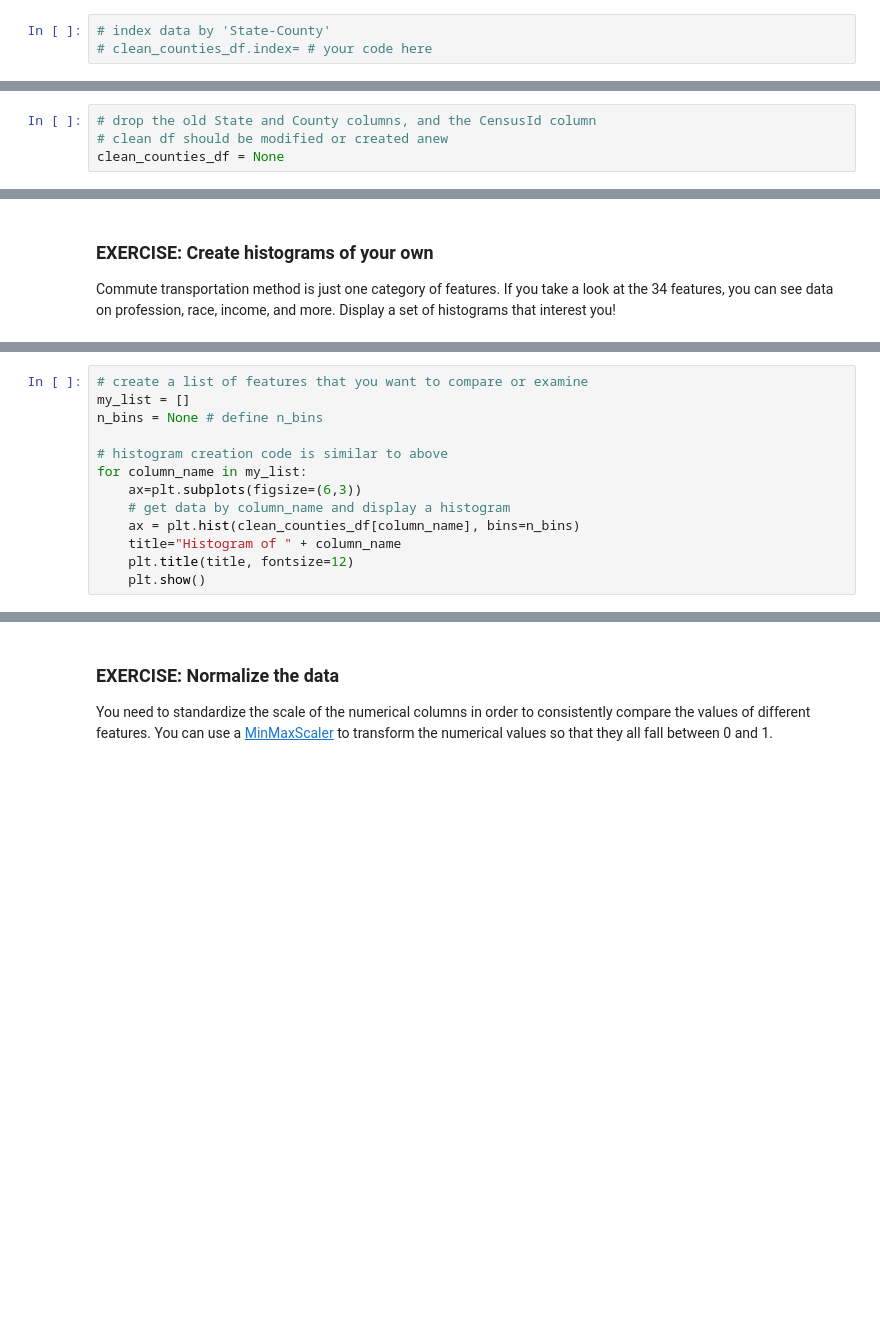
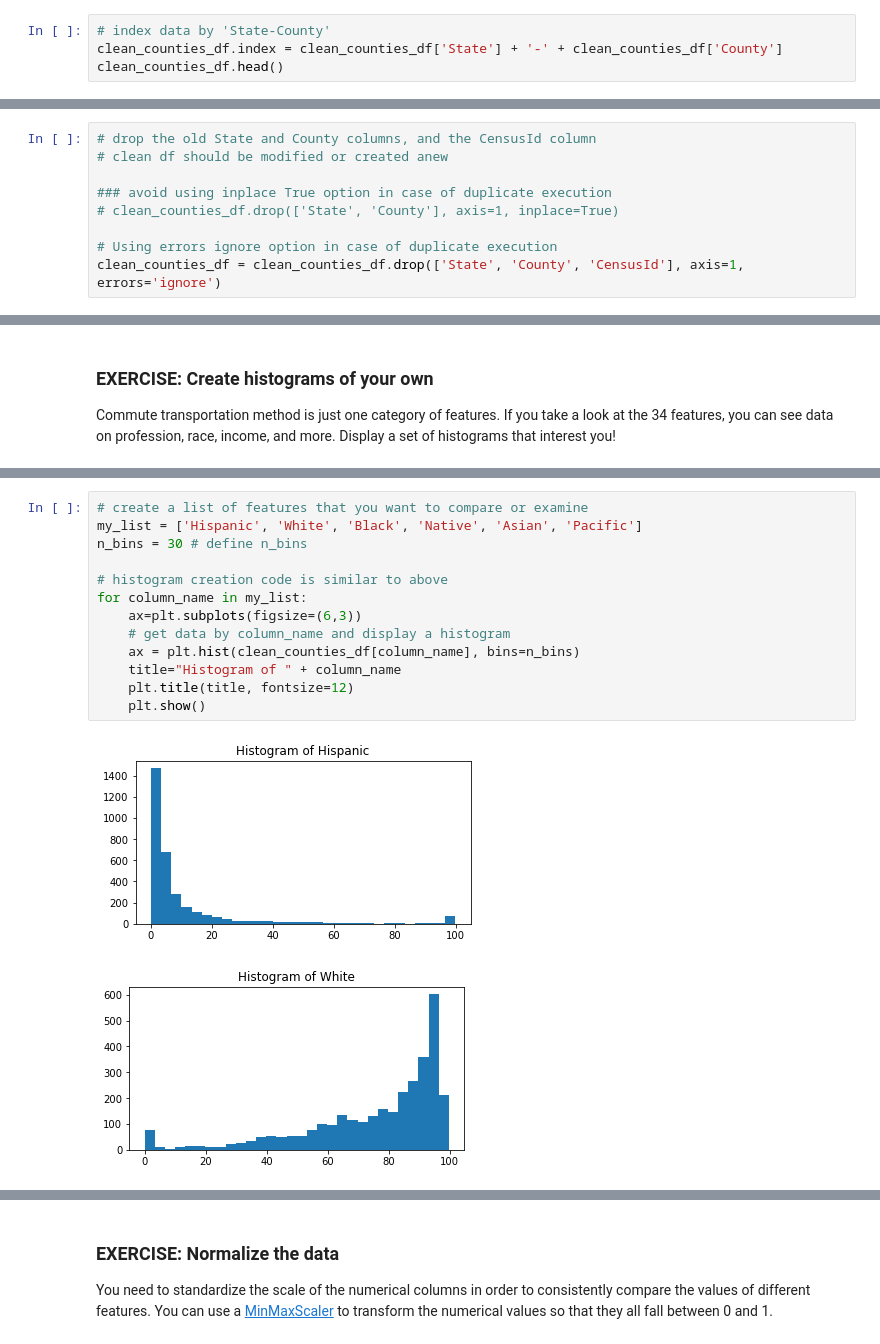
Before and after one commit to seongjaeryu/ML_SageMaker_Studies, a Jupyter notebook: Population_Segmentation/Pop_Segmentation_Exercise.ipynb, the cells around one changed output, grey strips where cells are left out. Saved outputs shown, nothing was run; the diff lists cells and outputs as text; blank space fills up the shorter version.

````diff
--- a/Population_Segmentation/Pop_Segmentation_Exercise.ipynb
+++ b/Population_Segmentation/Pop_Segmentation_Exercise.ipynb
@@ -265,4 +265,5 @@ Alabama-Barbour	26932	 14497	12435	4.6         ...
 ```
 # %%
 # index data by 'State-County'
-# clean_counties_df.index= # your code here
+clean_counties_df.index = clean_counties_df['State'] + '-' + clean_counties_df['County']
+clean_counties_df.head()
@@ -269,4 +278,9 @@ Alabama-Barbour	26932	 14497	12435	4.6         ...
 # %%
 # drop the old State and County columns, and the CensusId column
 # clean df should be modified or created anew
-clean_counties_df = None
+
+### avoid using inplace True option in case of duplicate execution
+# clean_counties_df.drop(['State', 'County'], axis=1, inplace=True)
+
+# Using errors ignore option in case of duplicate execution
+clean_counties_df = clean_counties_df.drop(['State', 'County', 'CensusId'], axis=1, errors='ignore')
@@ -303,13 +375,16 @@ Commute transportation method is just one category of features. If you take a lo
 # %%
 # create a list of features that you want to compare or examine
-my_list = []
-n_bins = None # define n_bins
+my_list = ['Hispanic', 'White', 'Black', 'Native', 'Asian', 'Pacific']
+n_bins = 30 # define n_bins
 
 # histogram creation code is similar to above
 for column_name in my_list:
     ax=plt.subplots(figsize=(6,3))
     # get data by column_name and display a histogram
     ax = plt.hist(clean_counties_df[column_name], bins=n_bins)
     title="Histogram of " + column_name
     plt.title(title, fontsize=12)
     plt.show()
+# %% [output]
+[figure, added]
+[figure, added]
````
Also changed, not shown: parts of 11 cells of this notebook.
